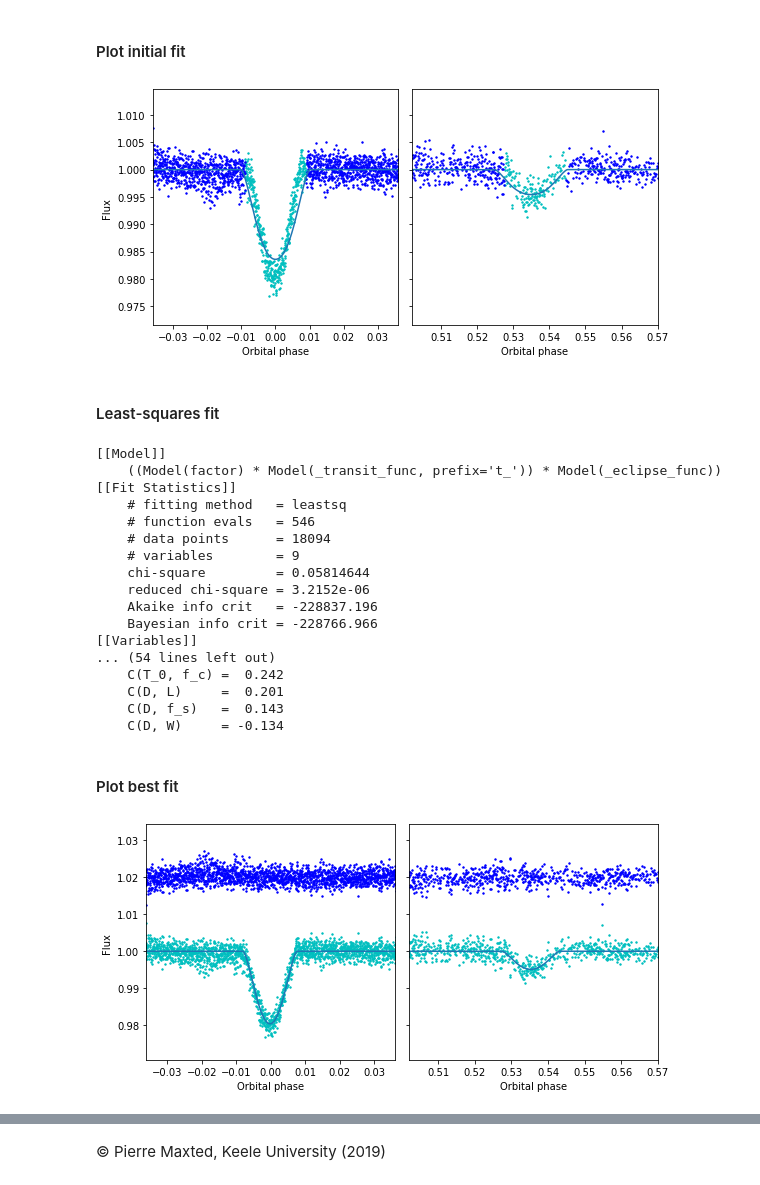
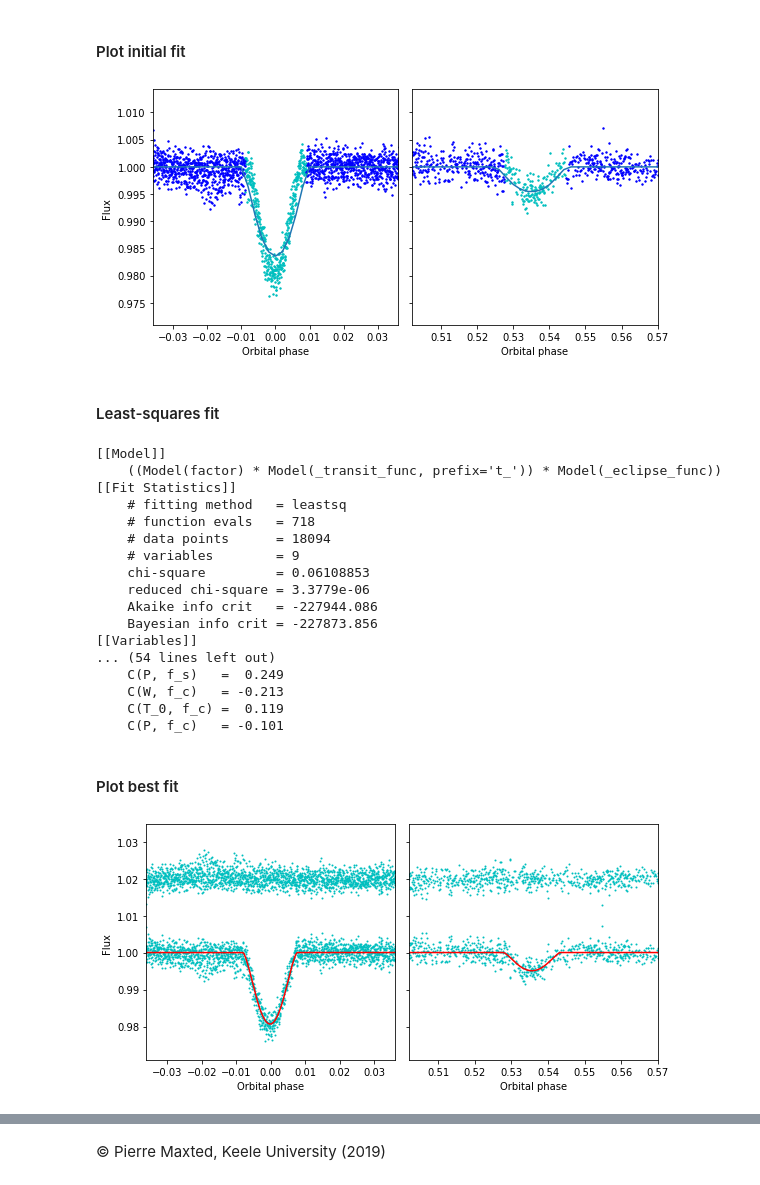
Before and after one commit to pmaxted/pycheops, a Jupyter notebook: pycheops/examples/Notebooks/TESS_light_curve_fit.ipynb, the cells around one changed output, grey strips where cells are left out. Drawn from its saved outputs; the diff is of its cells as text; code cells hidden in the pictures.

```diff
--- a/pycheops/examples/Notebooks/TESS_light_curve_fit.ipynb
+++ b/pycheops/examples/Notebooks/TESS_light_curve_fit.ipynb
@@ -15,10 +14,9 @@ Populating the interactive namespace from numpy and matplotlib
 # %% [markdown]
 #### Target information
 # %%
-# 1SWASP J205438.27-320723.6
 TIC = 92349924
 T0 = 1325.6681  # Time of mid-transit, BJD-2457000
-P = 8.800694
+P = 8.79936
 pwidth = 0.018  # Width of primary eclipse
 phsec = 0.536   # Phase of secondary eclipse
 swidth = 0.017  # Width of secondary eclipse
@@ -109,7 +113,7 @@ for p in pars:
 #### Plot initial fit
 # %%
 fig2, ax2 = subplots(ncols=2,figsize=(8,4),sharey=True)
-ph_plot = linspace(-0.5,1.5,10001)
+ph_plot = linspace(-0.5,1.5,1001)
 t_plot = T0 + ph_plot*P
 f_plot = M.eval(pars,t=t_plot)
 for a in ax2:
@@ -123,46 +127,46 @@ ax2[0].set_xlim(-2*pwidth,2*pwidth)
 ax2[1].set_xlim(phsec-2*swidth,phsec+2*swidth);
 fig2.tight_layout();
 # %% [output]
-[figure, old version]
+[figure, new version]
 # %% [markdown]
 #### Least-squares fit
 # %%
-result = M.fit(flux,pars,t=tjd)
-print(result.fit_report())
+result_lm = M.fit(flux,pars,t=tjd)
+print(result_lm.fit_report())
 # %% [output]
 [[Model]]
     ((Model(factor) * Model(_transit_func, prefix='t_')) * Model(_eclipse_func))
 [[Fit Statistics]]
     # fitting method   = leastsq
-    # function evals   = 546
+    # function evals   = 718
     # data points      = 18094
     # variables        = 9
-    chi-square         = 0.05814644
-    reduced chi-square = 3.2152e-06
-    Akaike info crit   = -228837.196
-    Bayesian info crit = -228766.966
+    chi-square         = 0.06108853
+    reduced chi-square = 3.3779e-06
+    Akaike info crit   = -227944.086
+    Bayesian info crit = -227873.856
 [[Variables]]
 ... (54 lines left out)
-    C(T_0, f_c) =  0.242
-    C(D, L)     =  0.201
-    C(D, f_s)   =  0.143
-    C(D, W)     = -0.134
+    C(P, f_s)   =  0.249
+    C(W, f_c)   = -0.213
+    C(T_0, f_c) =  0.119
+    C(P, f_c)   = -0.101
 # %% [markdown]
 #### Plot best fit
 # %%
 fig2, ax2 = subplots(ncols=2,figsize=(8,4),sharey=True)
 ph_plot = linspace(-0.5,1.5,10001)
 t_plot = T0 + ph_plot*P
-f_plot = M.eval(result.params,t=t_plot)
+f_plot = M.eval(result_lm.params,t=t_plot)
 for a in ax2:
-    a.scatter(phase,flux,s=2,c='c')
-    a.scatter(phase,result.residual+1.02,s=2,c='b')
+    a.scatter(phase,flux,s=1,c='c')
+    a.scatter(phase,result_lm.residual+1.02,s=1,c='c')
     a.set_xlabel('Orbital phase')
-    a.plot(ph_plot,f_plot)
+    a.plot(ph_plot,f_plot,c='r')
 
 ax2[0].set_ylabel('Flux ')
 ax2[0].set_xlim(-2*pwidth,2*pwidth)
 ax2[1].set_xlim(phsec-2*swidth,phsec+2*swidth);
 fig2.tight_layout();
 # %% [output]
-[figure, old version]
+[figure, new version]
```
Also changed, not shown: parts of 18 cells of this notebook, 13 other files.
